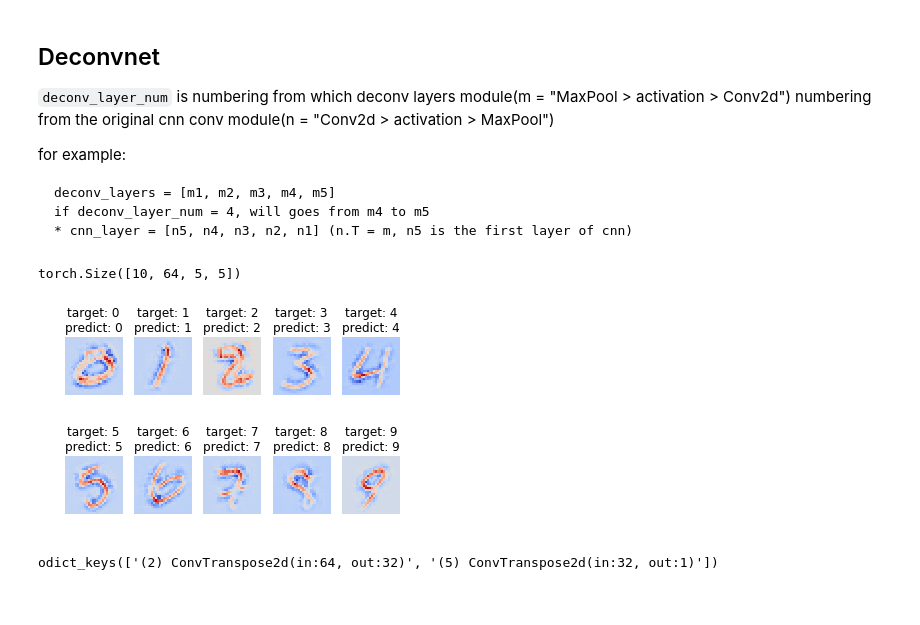
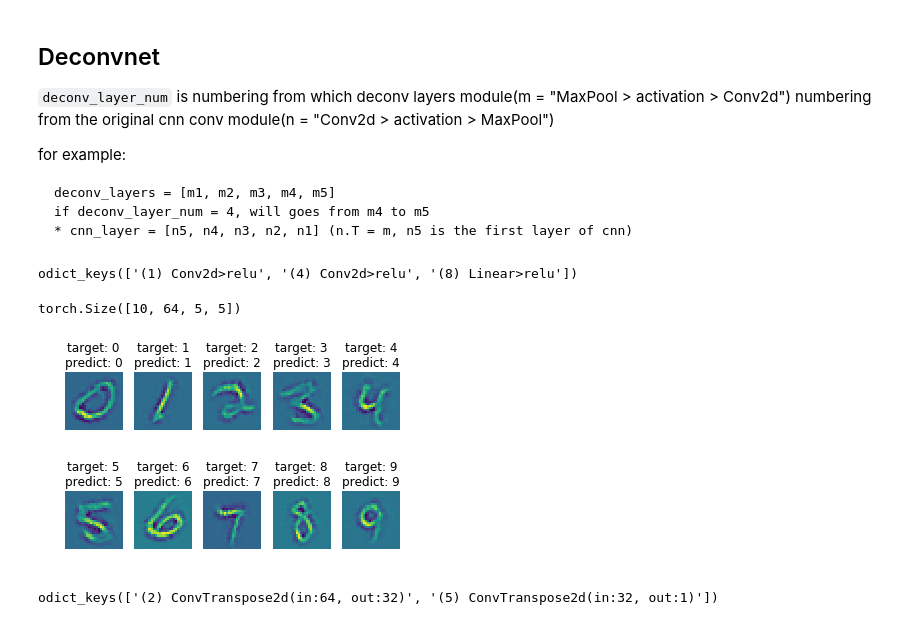
Before and after one commit to simonjisu/XAI, a Jupyter notebook: XAI.ipynb, the cells around one changed output. Drawn from its saved outputs; the diff is of its cells as text; code cells hidden in the pictures.

````diff
--- a/XAI.ipynb
+++ b/XAI.ipynb
@@ -74,27 +34,0 @@ imgs, labels = get_samples(cat="all", sample_size=1)
-# %%
-model_type = "cnn"
-activation_type = "relu"
-model = MNISTmodel(model_type, activation_type)
-load_path = f"./trained/mnist/{model_type}-{activation_type}.pt"
-model.load_state_dict(torch.load(load_path, map_location="cpu"))
-
-def model_predict(model, samples, get_switches=False):
-    model.eval()
-    outputs = model(samples, store=True)
-    preds = outputs.argmax(1)
-    if get_switches:
-        convs_outputs, switches = model.forward_switches(samples, store=True)
-        return preds, convs_outputs, switches
-    else:
-        return preds
-
-preds = model_predict(model, imgs)
-fig, axes = plt.subplots(2, 5)
-
-for ax, pred, img, label in zip(axes.flatten(), preds, imgs, labels):
-    title = f"target: {label.item()}\npredict: {pred.item()}"
-    ax.imshow(img.squeeze()*0.5+0.5)
-    ax.set_title(title)
-    ax.axis("off")
-# plt.tight_layout()
-plt.show()
@@ -140,0 +37,4 @@ def draw_actmap(tensor, title, labels=None, vis_row=2, vis_channel=4, dpi=80, re
+# %%
+torch.manual_seed(args["seed"])
+imgs_dict = build_img_dict(test_dataset)
+imgs, labels = get_samples(imgs_dict, cat="all", sample_size=1)
@@ -168,27 +87,24 @@ deconv_layers = [m1, m2, m3, m4, m5]
 if deconv_layer_num = 4, will goes from m4 to m5
 * cnn_layer = [n5, n4, n3, n2, n1] (n.T = m, n5 is the first layer of cnn)
 ```
+# %%
+model.activation_maps.keys()
+# %% [output]
+odict_keys(['(1) Conv2d>relu', '(4) Conv2d>relu', '(8) Linear>relu'])
 # %%
 preds, _, switches = model_predict(model, imgs, get_switches=True)
 deconvnet = DeconvNet(model)
 
 deconv_layer_num = 1
 layer_name = f"({deconvnet.deconv_locs[deconv_layer_num]}) Conv2d>relu>MaxPool2d"
 convs = model.activation_maps[layer_name]
-deconv_outputs = (deconvnet.deconv(convs, switches, deconv_layer_num, store=True).detach() - 0.5) / 0.5
+deconv_outputs = deconvnet.deconv(convs, switches, deconv_layer_num, store=True).detach()
 print(convs.size())
 
-fig, axes = plt.subplots(2, 5)
-
-for ax, pred, img, label in zip(axes.flatten(), preds, deconv_outputs, labels):
-    title = f"target: {label.item()}\npredict: {pred.item()}"
-    ax.imshow(img.squeeze()*0.5+0.5, cmap="coolwarm")
-    ax.set_title(title)
-    ax.axis("off")
-plt.show()
+draw_numbers(preds, deconv_outputs, labels)
 # %% [output]
 torch.Size([10, 64, 5, 5])
-[figure, old version]
+[figure, new version]
 # %%
 # deconv
 vis_layers = deconvnet.activation_maps
````
Also changed, not shown: parts of 52 cells of this notebook, 8 other files.
